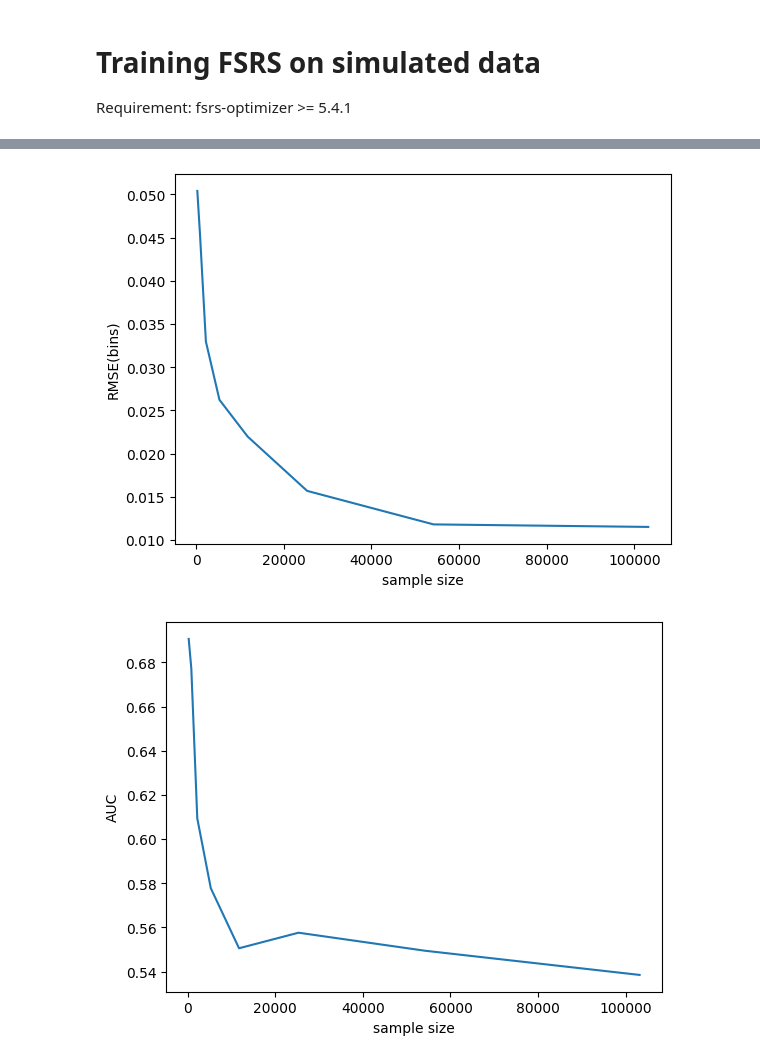
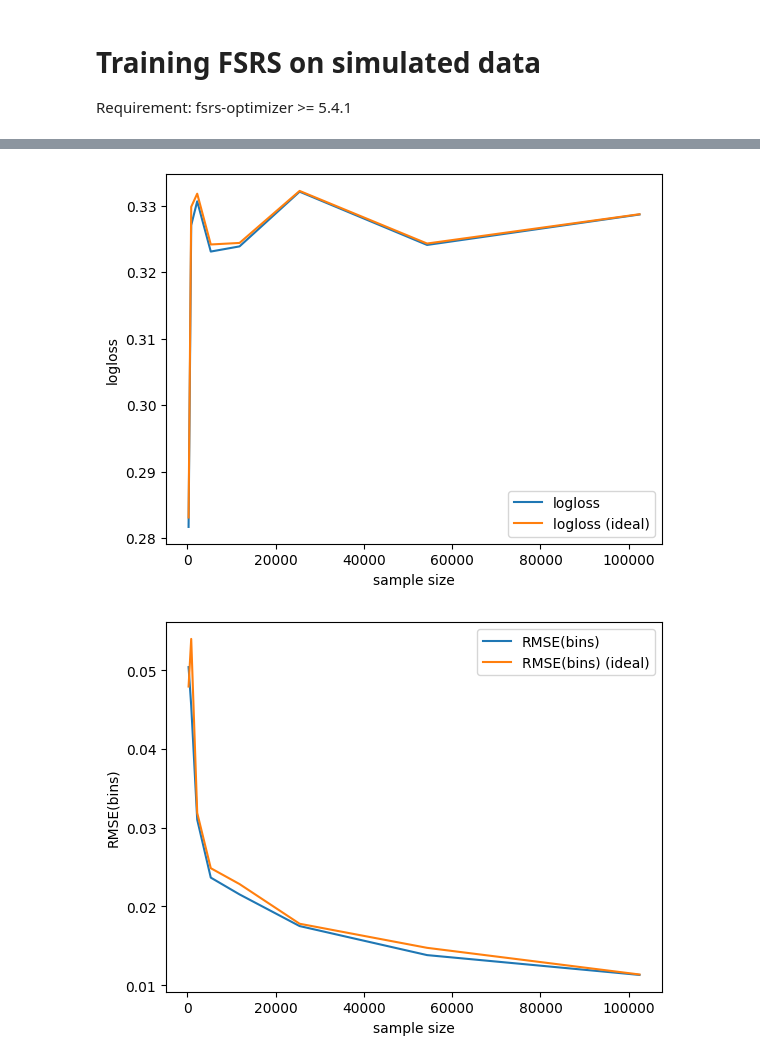
Before and after one commit to open-spaced-repetition/fsrs-trained-on-simulated-data, a Jupyter notebook: notebook.ipynb, the cells around one changed output, grey strips where cells are left out. Cells and saved outputs as stored; diff of their text form; code cells hidden in the pictures.

Commit message:
compare with ideal parameters

```diff
--- a/notebook.ipynb
+++ b/notebook.ipynb
@@ -56,6 +56,7 @@ from itertools import accumulate
 
 def preprocess_revlog(flattened_revlogs):
     df = pd.DataFrame(flattened_revlogs)
+    df["review_time"] = range(1, df.shape[0] + 1)
     df.sort_values(by=["card_id", "day"], inplace=True, ignore_index=True)
     df["delta_t"] = df.groupby("card_id")["day"].diff().fillna(0).astype(int)
     df["i"] = df.groupby("card_id").cumcount() + 1
@@ -135,16 +149,29 @@ def train_and_evaluate(df):
 # %%
 learn_span_list = [7, 15, 30, 60, 120, 240, 480, 960]
 sample_size_list = []
+logloss_list = []
 rmse_list = []
 auc_list = []
 avg_smape_list = []
+ideal_logloss_list = []
+ideal_rmse_list = []
+ideal_auc_list = []
 
 for learn_span in learn_span_list:
+    print(f"learn_span: {learn_span}")
     revlogs = generate_revlog_from_simulation(initial_parameters, learn_span=learn_span)
     df = preprocess_revlog(revlogs)
-    sample_size, rmse, auc, avg_smape = train_and_evaluate(df)
+    sample_size, logloss, rmse, auc, avg_smape, dataset = train_and_evaluate(df)
     sample_size_list.append(sample_size)
+    logloss_list.append(logloss)
     rmse_list.append(rmse)
     auc_list.append(auc)
     avg_smape_list.append(avg_smape)
+
+    ideal_logloss, ideal_rmse, ideal_auc = evaluate_initial_parameters(dataset)
+    ideal_logloss_list.append(ideal_logloss)
+    ideal_rmse_list.append(ideal_rmse)
+    ideal_auc_list.append(ideal_auc)
+
+    print("--------------------------------")
 # %% [output]
@@ -294,16 +271,26 @@ Avg. SMAPE: 13.4058%
 # %%
-plt.plot(sample_size_list, rmse_list)
+plt.plot(sample_size_list, logloss_list, label="logloss")
+plt.plot(sample_size_list, ideal_logloss_list, label="logloss (ideal)")
+plt.ylabel("logloss")
+plt.xlabel("sample size")
+plt.legend()
+plt.show()
+plt.plot(sample_size_list, rmse_list, label="RMSE(bins)")
+plt.plot(sample_size_list, ideal_rmse_list, label="RMSE(bins) (ideal)")
 plt.ylabel("RMSE(bins)")
 plt.xlabel("sample size")
+plt.legend()
 plt.show()
-plt.plot(sample_size_list, auc_list)
+plt.plot(sample_size_list, auc_list, label="AUC")
+plt.plot(sample_size_list, ideal_auc_list, label="AUC (ideal)")
 plt.ylabel("AUC")
 plt.xlabel("sample size")
+plt.legend()
 plt.show()
 plt.plot(sample_size_list, avg_smape_list)
 plt.ylabel("Avg. SMAPE")
 plt.xlabel("sample size")
 plt.show()
 # %% [output]
-[figure, old version]
+[figure, new version]
-[figure, old version]
+[figure, new version]
```
Also changed, not shown: parts of 3 cells of this notebook.
